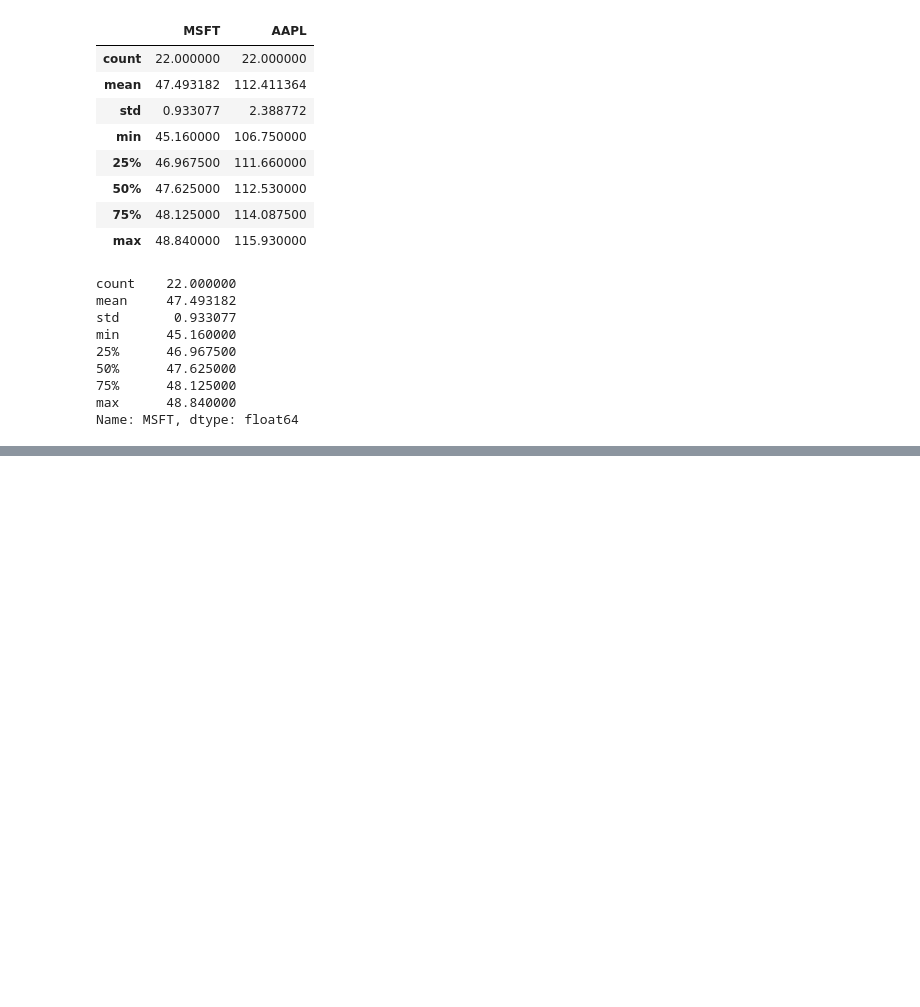
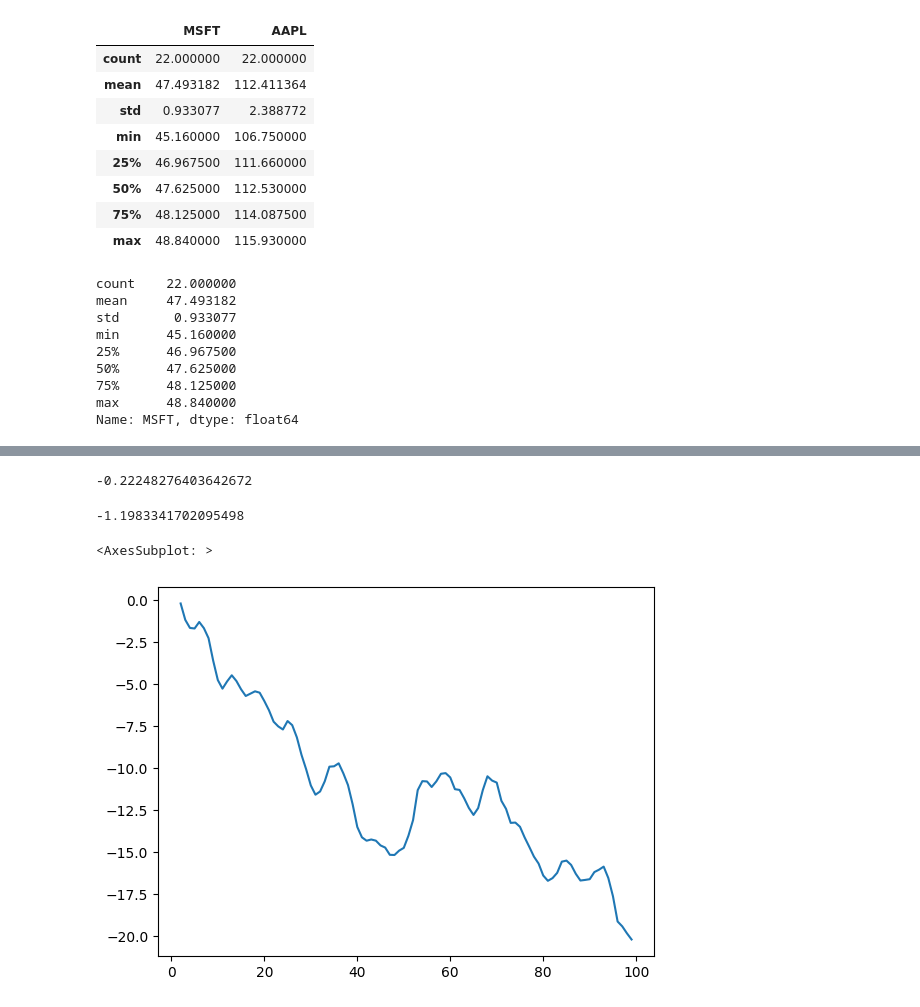
Before and after one commit to En1xello/Pandas_course_1, a Jupyter notebook: Notebooks/Numerical and statistical methods.ipynb, the cells around one changed output, grey strips where cells are left out. Cells and saved outputs as stored; diff of their text form; code cells hidden in the pictures; blank space fills up the shorter version.

```diff
--- a/Notebooks/Numerical and statistical methods.ipynb
+++ b/Notebooks/Numerical and statistical methods.ipynb
@@ -257,0 +518,4 @@ Name: MSFT, dtype: float64
+# %%
+# скользящее среднее по трем дням
+means = r.mean()
+means[:7]
@@ -257,0 +531,16 @@ Name: MSFT, dtype: float64
+# %%
+# проверяем, является ли значение средним первых трех чисел
+s[0:3].mean()
+# %% [output]
+-0.22248276403642672
+# %%
+# среднее для меток с 1 по 3
+s[1:4].mean()
+# %% [output]
+-1.1983341702095498
+# %%
+# строим график на основе 3-дневного скользящего среднего
+means[0:100].plot()
+# %% [output]
+<AxesSubplot: >
+[figure, added]
```
Also changed, not shown: parts of 51 cells of this notebook, 7 other files.
